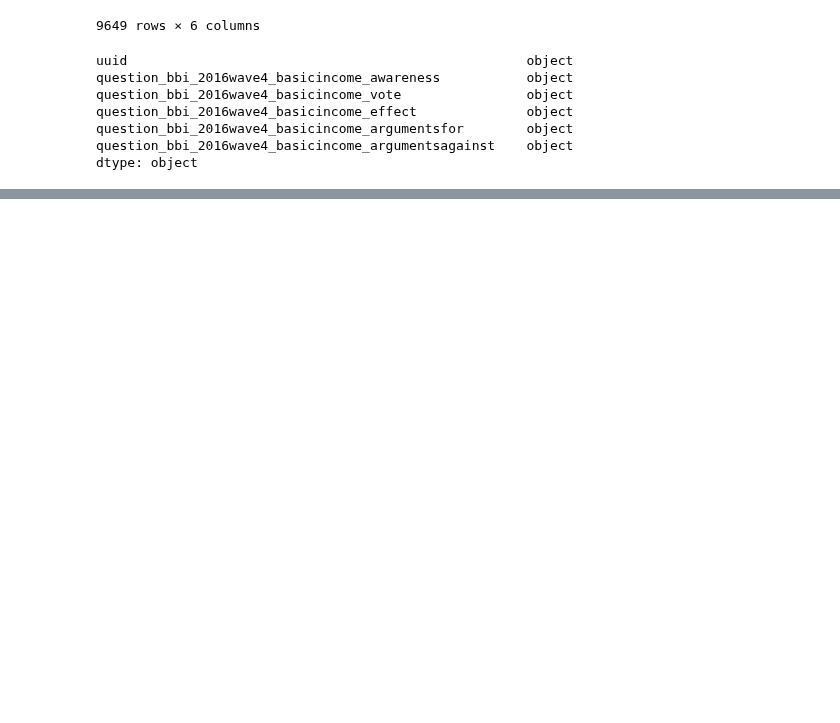
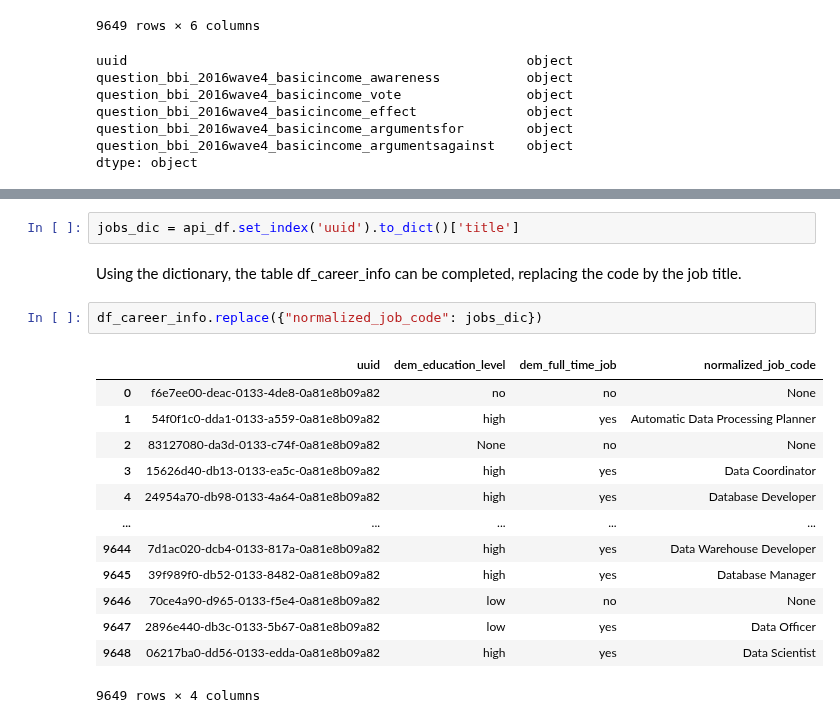
Before and after one commit to VickyViana/ih_datamadpt1120_project_m1, a Jupyter notebook: __trash__/db_preview.ipynb, the cells around one changed output, grey strips where cells are left out. Cells and saved outputs as stored; diff of their text form; blank space fills up the shorter version.

```diff
--- a/__trash__/db_preview.ipynb
+++ b/__trash__/db_preview.ipynb
@@ -133,0 +263,20 @@ dtype: object
+# %%
+jobs_dic = api_df.set_index('uuid').to_dict()['title']
+# %% [markdown]
+Using the dictionary, the table df_career_info can be completed, replacing the code by the job title.
+# %%
+df_career_info.replace({"normalized_job_code": jobs_dic})
+# %% [output]
+|  | uuid | dem_education_level | dem_full_time_job | normalized_job_code |
+| 0 | f6e7ee00-deac-0133-4de8-0a81e8b09a82 | no | no | None |
+| 1 | 54f0f1c0-dda1-0133-a559-0a81e8b09a82 | high | yes | Automatic Data Processing Planner |
+| 2 | 83127080-da3d-0133-c74f-0a81e8b09a82 | None | no | None |
+| 3 | 15626d40-db13-0133-ea5c-0a81e8b09a82 | high | yes | Data Coordinator |
+| 4 | 24954a70-db98-0133-4a64-0a81e8b09a82 | high | yes | Database Developer |
+| ... | ... | ... | ... | ... |
+| 9644 | 7d1ac020-dcb4-0133-817a-0a81e8b09a82 | high | yes | Data Warehouse Developer |
+| 9645 | 39f989f0-db52-0133-8482-0a81e8b09a82 | high | yes | Database Manager |
+| 9646 | 70ce4a90-d965-0133-f5e4-0a81e8b09a82 | low | no | None |
+| 9647 | 2896e440-db3c-0133-5b67-0a81e8b09a82 | low | yes | Data Officer |
+| 9648 | 06217ba0-dd56-0133-edda-0a81e8b09a82 | high | yes | Data Scientist |
+9649 rows × 4 columns
```
Also changed, not shown: parts of 34 cells of this notebook, 11 other files.
